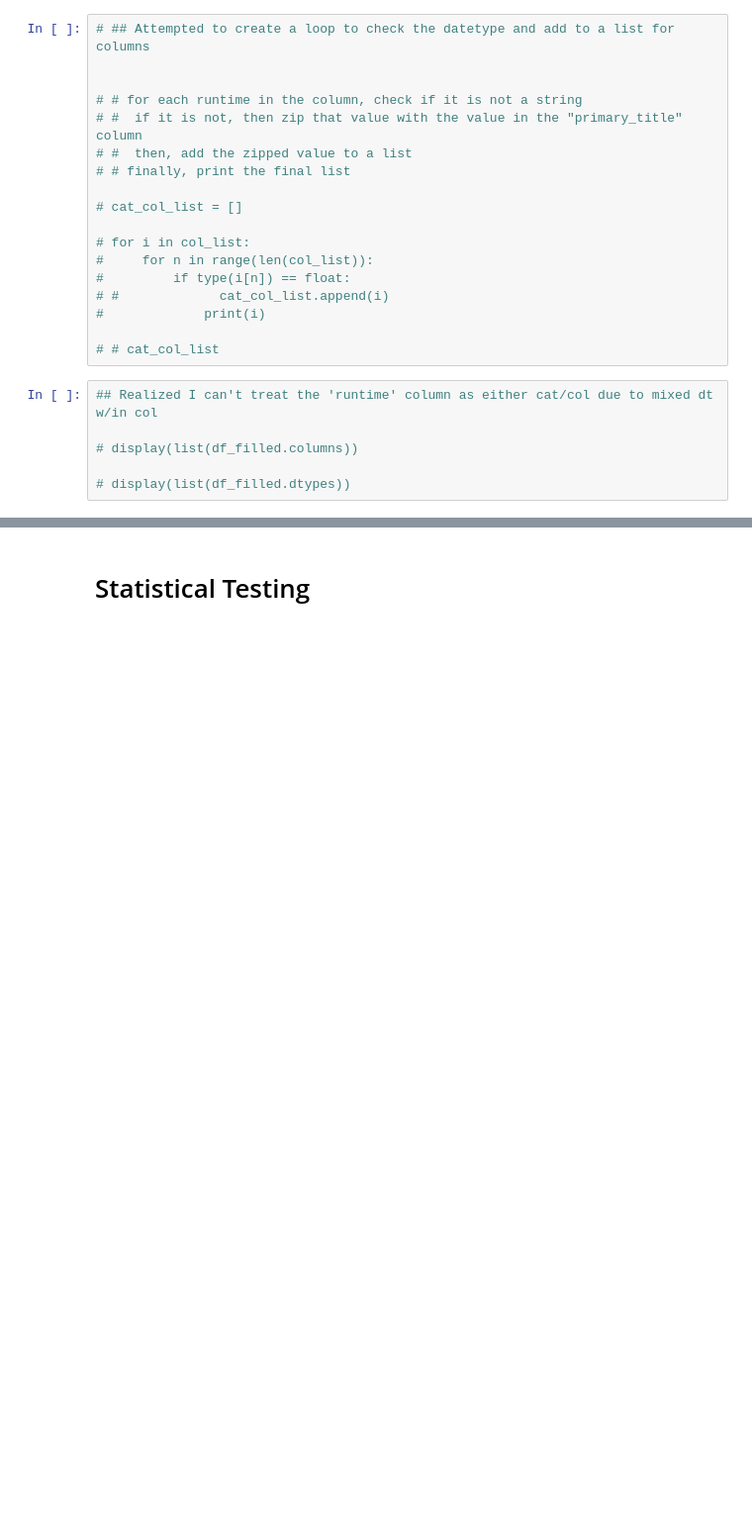
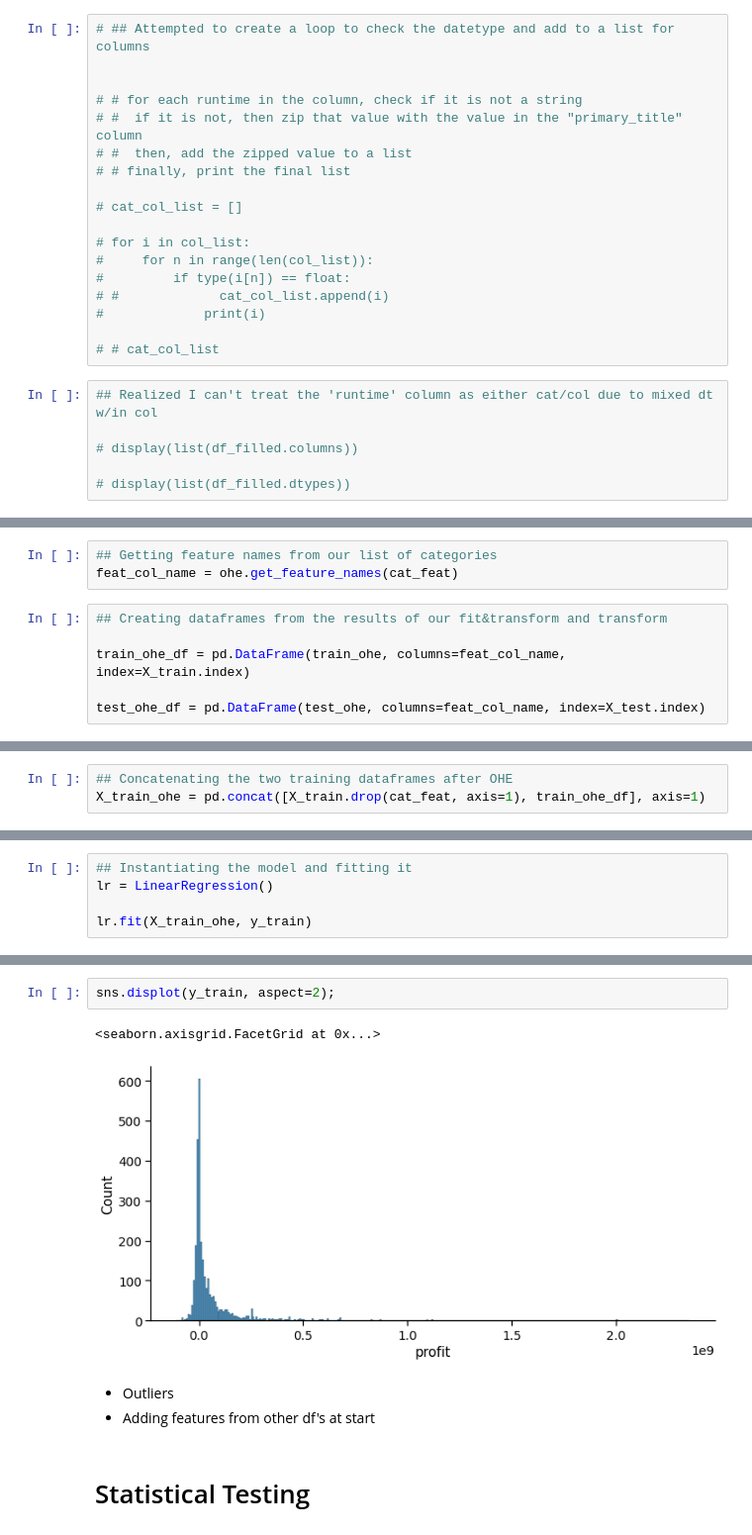
Before and after one commit to BenJMcCarty/BMC_P1P_Redo, a Jupyter notebook: WiP.ipynb, the cells around one changed output, grey strips where cells are left out. Shown at 99% size. Saved outputs shown, nothing was run; the diff lists cells and outputs as text; blank space fills up the shorter version.

```diff
--- a/WiP.ipynb
+++ b/WiP.ipynb
@@ -765,0 +1334,9 @@ df_corr(df=df_for_corr, list_cats=cat_feat, target_col = 'worldwide_gross')
+# %%
+## Getting feature names from our list of categories
+feat_col_name = ohe.get_feature_names(cat_feat)
+# %%
+## Creating dataframes from the results of our fit&transform and transform
+
+train_ohe_df = pd.DataFrame(train_ohe, columns=feat_col_name, index=X_train.index)
+
+test_ohe_df = pd.DataFrame(test_ohe, columns=feat_col_name, index=X_test.index)
@@ -765,0 +1360,3 @@ df_corr(df=df_for_corr, list_cats=cat_feat, target_col = 'worldwide_gross')
+# %%
+## Concatenating the two training dataframes after OHE
+X_train_ohe = pd.concat([X_train.drop(cat_feat, axis=1), train_ohe_df], axis=1)
@@ -765,0 +1397,5 @@ df_corr(df=df_for_corr, list_cats=cat_feat, target_col = 'worldwide_gross')
+# %%
+## Instantiating the model and fitting it
+lr = LinearRegression()
+
+lr.fit(X_train_ohe, y_train)
@@ -766,3 +1518,11 @@ df_corr(df=df_for_corr, list_cats=cat_feat, target_col = 'worldwide_gross')
+# %%
+sns.displot(y_train, aspect=2);
+# %% [output]
+<seaborn.axisgrid.FacetGrid at 0x...>
+[figure, added]
+# %% [markdown]
+* Outliers
+* Adding features from other df's at start
 # %% [markdown]
 # Statistical Testing
 # %% [markdown]
```
Also changed, not shown: parts of 77 cells of this notebook.
